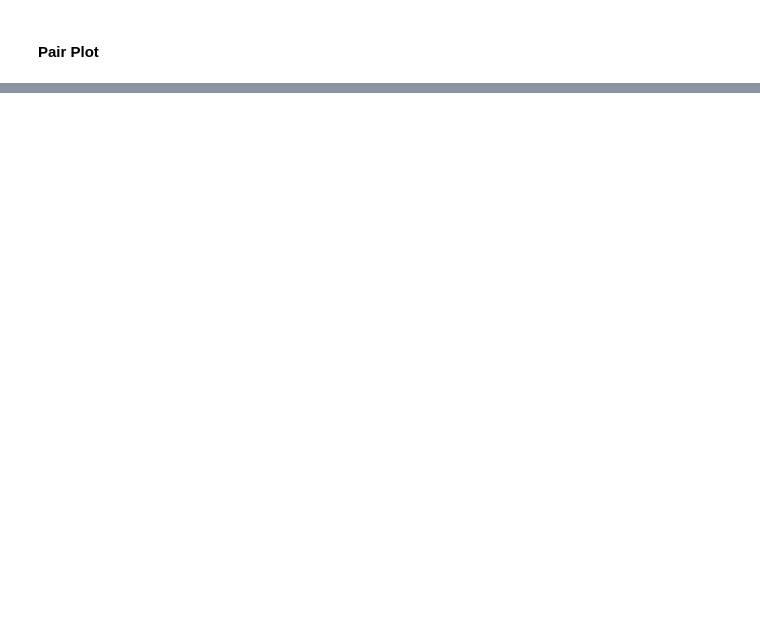
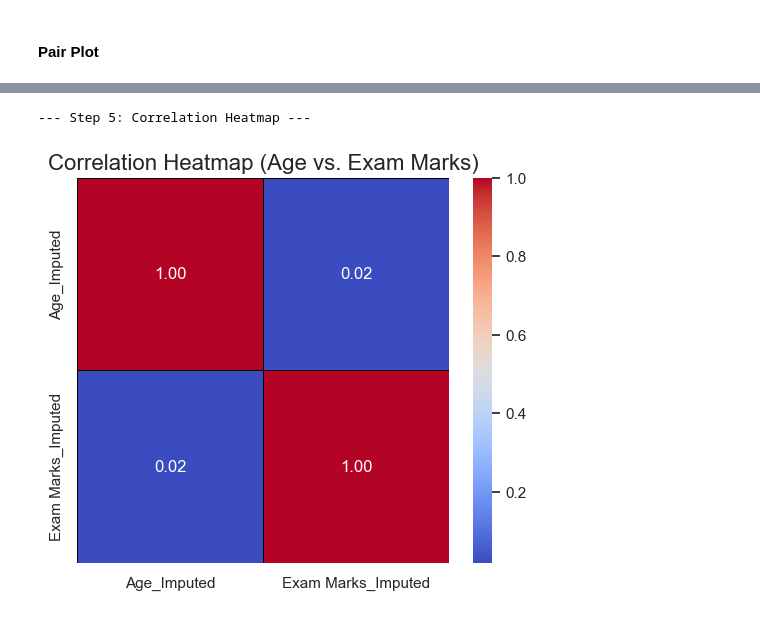
Before and after one commit to sabbirhasaann/ml-lab, a Jupyter notebook: Lab 03/explanatory_data_analysis.ipynb, the cells around one changed output, grey strips where cells are left out. Cells and saved outputs as stored; diff of their text form; code cells hidden in the pictures; blank space fills up the shorter version.

```diff
--- a/Lab 03/explanatory_data_analysis.ipynb
+++ b/Lab 03/explanatory_data_analysis.ipynb
@@ -78,10 +165,17 @@ plt.show()
 # %%
-# 5. Correlation Heatmap
-# Calculate the correlation matrix
-corr = df.corr(numeric_only=True)
+# ----------------------------------------------------------------------
+# Step 5: Correlation Heatmap (Feature Relationship Strength)
+# ----------------------------------------------------------------------
 
-plt.figure(figsize=(7, 6))
+print("\n--- Step 5: Correlation Heatmap ---")
+# Calculate the correlation matrix using the imputed numerical columns
+corr = df[['Age_Imputed', 'Exam Marks_Imputed']].corr(numeric_only=True)
+
+plt.figure(figsize=(6, 5))
 # Create the heatmap
 sns.heatmap(corr, annot=True, cmap='coolwarm', fmt='.2f', linewidths=0.5, linecolor='black')
-plt.title("Correlation Heatmap of Iris Features", fontsize=14)
+plt.title("Correlation Heatmap (Age vs. Exam Marks)", fontsize=16)
 plt.show()
+# %% [output]
+--- Step 5: Correlation Heatmap ---
+[figure, added]
```
Also changed, not shown: parts of 25 cells of this notebook, 1 other file.
